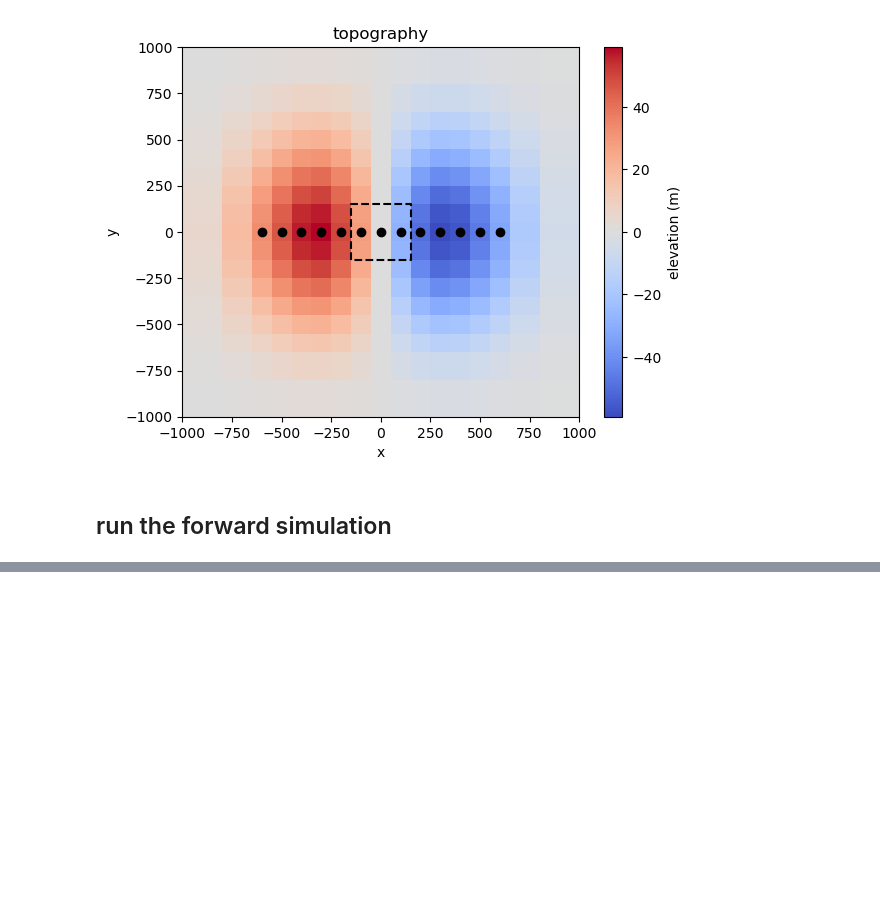
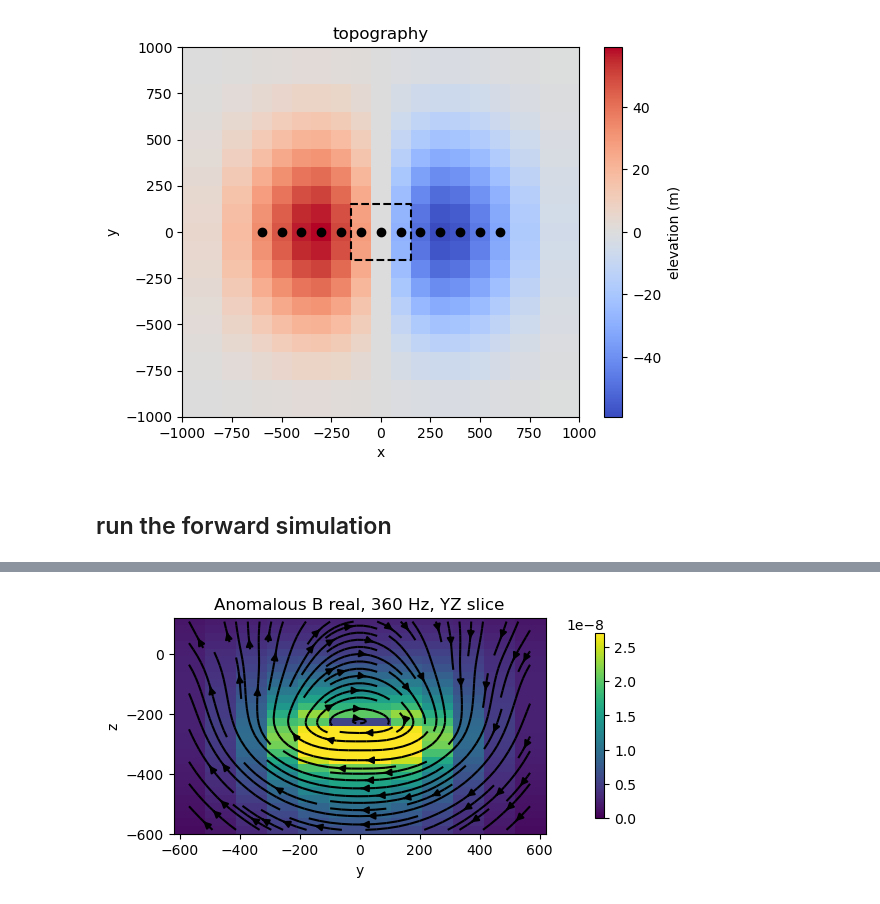
Before and after one commit to simpeg-research/heagy-2023-geotech-symposium, a Jupyter notebook: Geotech-ztem-example.ipynb, the cells around one changed output, grey strips where cells are left out. Cells and saved outputs as stored; diff of their text form; code cells hidden in the pictures; blank space fills up the shorter version.

```diff
--- a/Geotech-ztem-example.ipynb
+++ b/Geotech-ztem-example.ipynb
@@ -253,19 +268,21 @@ ax.set_aspect(1)
 # %%
 fig, ax = plt.subplots(1, 1)
 
 key = "topo_block"
 src_ind = 4
 subtract = "halfspace"
 
-plotme = fields[key][srcList[src_ind], "b"][:, 0].real
+plotme = fields[key][source_list[src_ind], "b"][:, 0].real
 if subtract is not None:
-    plotme = plotme - fields[subtract][srcList[src_ind], "b"][:, 0].real
+    plotme = plotme - fields[subtract][source_list[src_ind], "b"][:, 0].real
 
 out = mesh.plot_slice(
     plotme, "F", view="vec", normal="X", ax=ax,
     range_x=xlim, range_y=ylim, pcolor_opts={"norm": Normalize(vmin=0, vmax=2.7e-8)}, #LogNorm(vmin=3e-11, vmax=1e-7)},
     stream_threshold=1e-11
 )
 plt.colorbar(out[0], ax=ax, shrink=0.5, pad=0.1)
 ax.set_title(f"Anomalous B real, {frequencies[src_ind]} Hz, YZ slice")
 ax.set_aspect(1)
+# %% [output]
+[figure, added]
```
Also changed, not shown: parts of 12 cells of this notebook, 1 other file.
